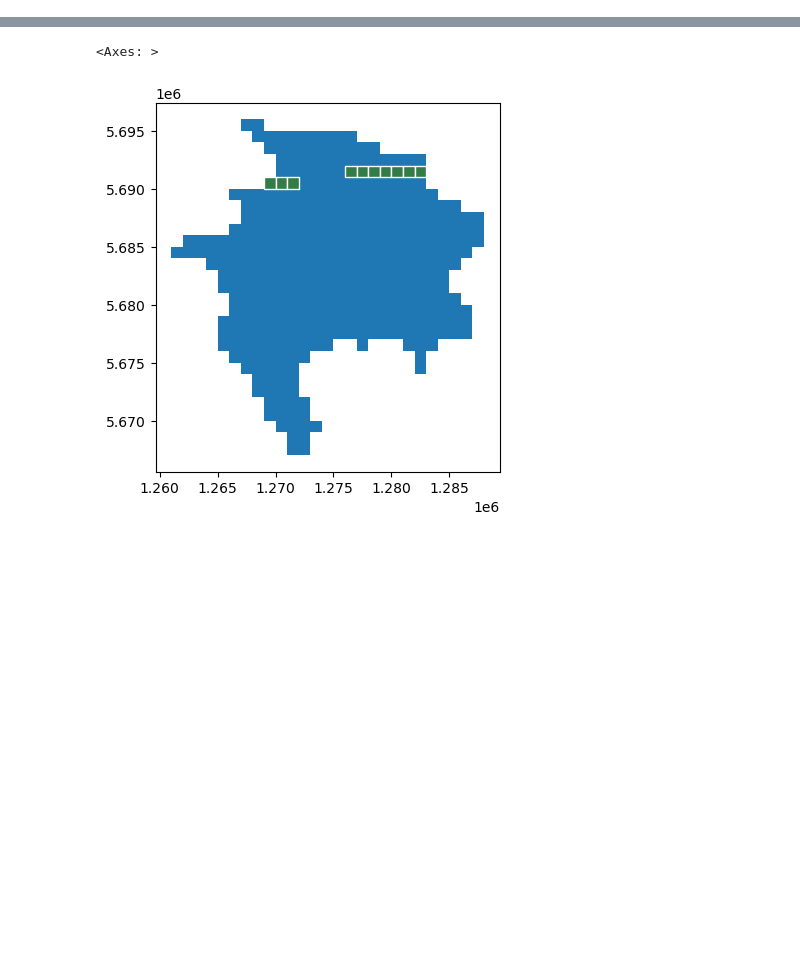
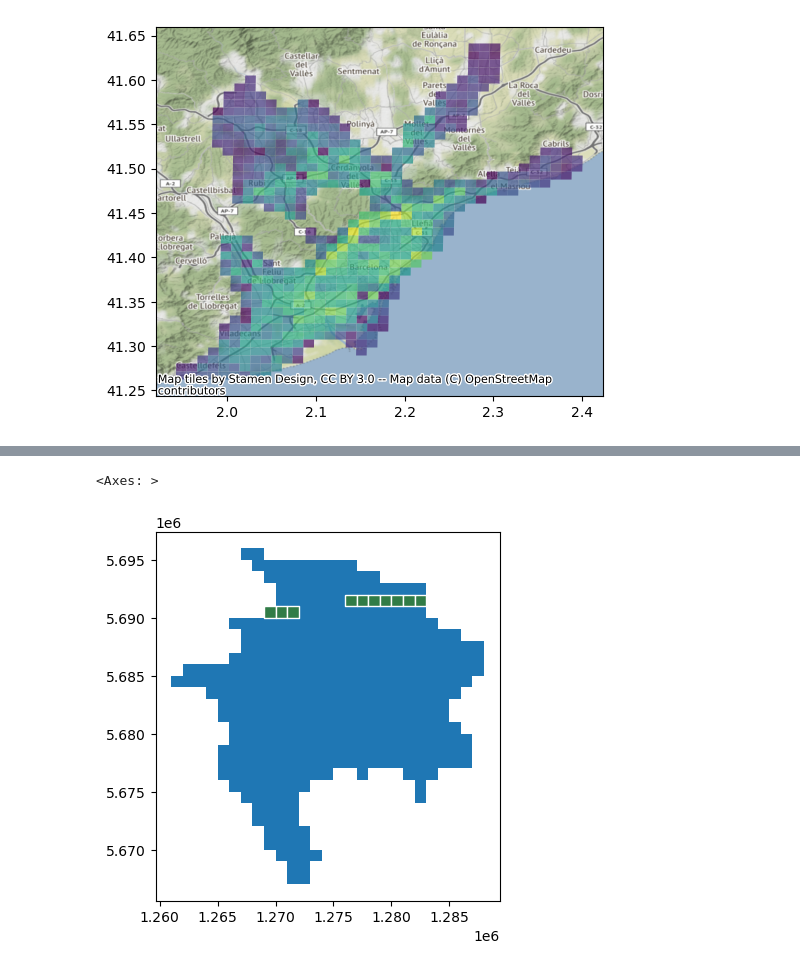
Before and after one commit to idegeus/UrbanTransportTimes, a Jupyter notebook: 2-notebooks/2.1-analyse-isochrones.ipynb, the cells around one changed output, grey strips where cells are left out. Cells and saved outputs as stored; diff of their text form; code cells hidden in the pictures; blank space fills up the shorter version.

```diff
--- a/2-notebooks/2.1-analyse-isochrones.ipynb
+++ b/2-notebooks/2.1-analyse-isochrones.ipynb
@@ -45,4 +46,5 @@ shapely.wkt.loads(wew[5])
 # %%
+cities = cities.iloc[8:9]
 for i, city in cities.iterrows():
     print(city.City)
     file = f'{city.ID_HDC_G0}.pcl'
@@ -59,6 +61,6 @@ for i, city in cities.iterrows():
                ]
 
     batch      = list(itertools.product(origins, times, modes_dt))
-    isochrones = client.get_isochrones_async(city.ID_HDC_G0, batch, buf_m=50)
+    isochrones = client.get_isochrones_async(city.ID_HDC_G0, batch, buf_m=150)
     break;
 # %% [output]
@@ -126,0 +69,3 @@ dtype: object
+# %%
+f1 = isochrones[(isochrones.tt_mnts == 15) & (f1['modetime'] == 'driving')]
+f1.sample(10)
@@ -126,0 +94,3 @@ dtype: object
+# %%
+f1['reach_drive'] = f1.geometry.apply(lambda isoch: gdf[gdf.intersects(isoch)].cell_pop.sum())
+f1.head()
@@ -126,0 +109,7 @@ dtype: object
+# %%
+f1 = f1.merge(gdf.reset_index(), left_on='pid', right_on='index', suffixes=('', '_gdf'))
+# %%
+ax = f1.set_geometry('geometry_gdf').plot(column='reach_drive', alpha=0.7)
+ctx.add_basemap(ax=ax, crs=f1.crs)
+# %% [output]
+[figure, added]
```
Also changed, not shown: parts of 15 cells of this notebook, 1 other file.
